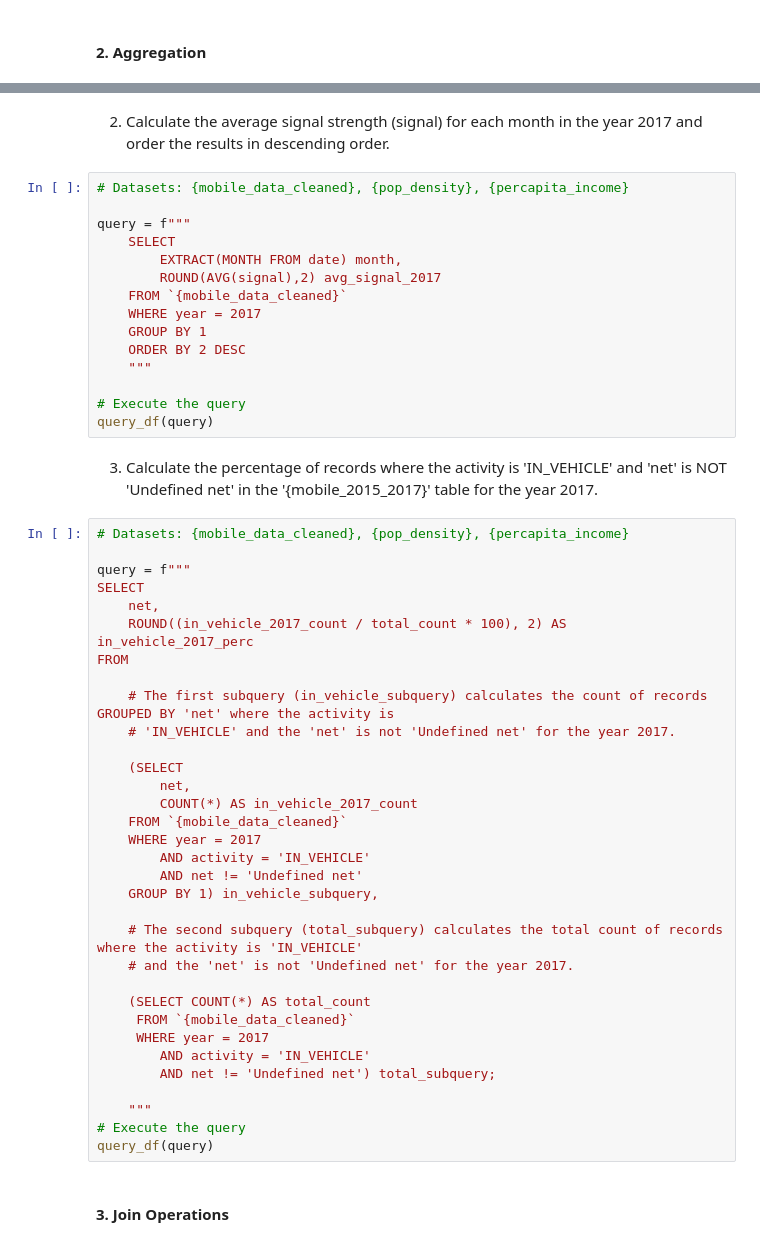
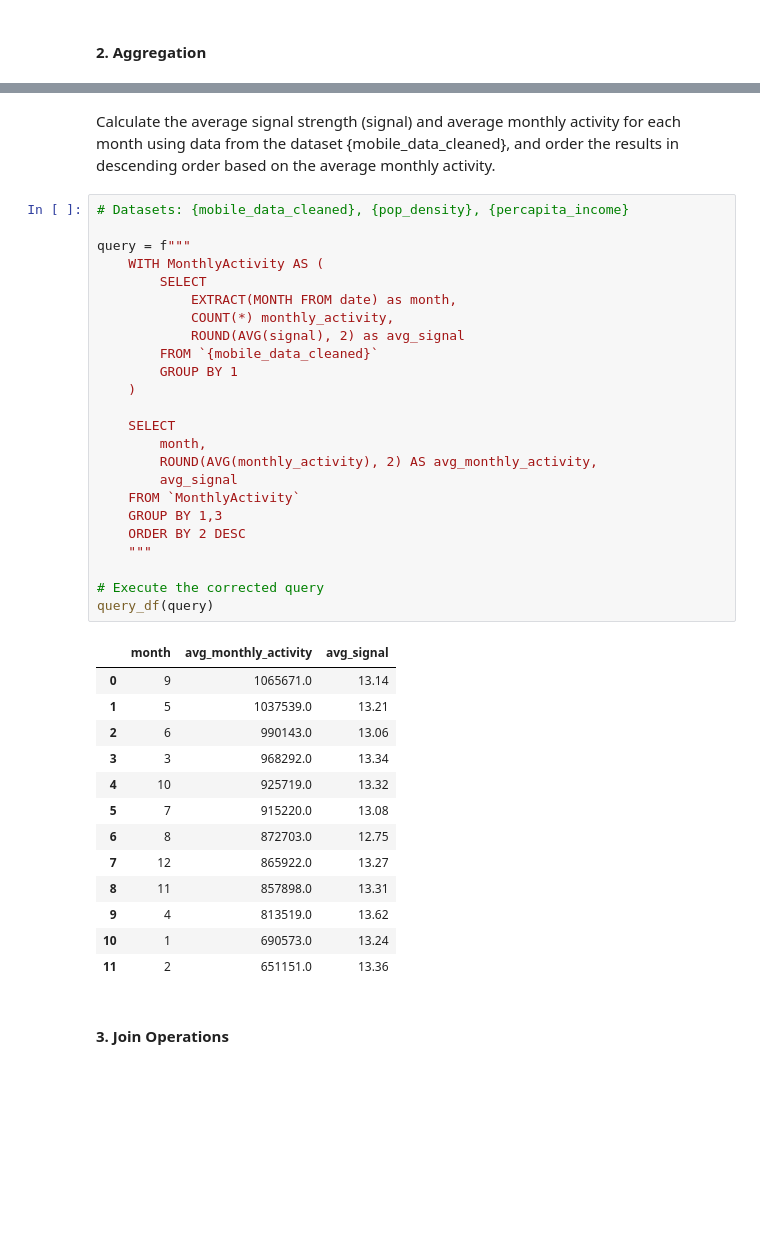
Before and after one commit to alleida23/Catalonian_Mobile_Coverage_2015_2017, a Jupyter notebook: 3. Mastering SQL Queries with BigQuery - Data Exploration and Analysis.ipynb, the cells around one changed output, grey strips where cells are left out. Cells and saved outputs as stored; diff of their text form; blank space fills up the shorter version.

```diff
--- a/3. Mastering SQL Queries with BigQuery - Data Exploration and Analysis.ipynb
+++ b/3. Mastering SQL Queries with BigQuery - Data Exploration and Analysis.ipynb
@@ -453,55 +670,43 @@ query_df(query)
 # %% [markdown]
-2. Calculate the average signal strength (signal) for each month in the year 2017 and order the results in descending order.
+Calculate the average signal strength (signal) and average monthly activity for each month using data from the dataset {mobile_data_cleaned}, and order the results in descending order based on the average monthly activity.
 # %%
 # Datasets: {mobile_data_cleaned}, {pop_density}, {percapita_income}
 
 query = f"""
+    WITH MonthlyActivity AS (
+        SELECT
+            EXTRACT(MONTH FROM date) as month,
+            COUNT(*) monthly_activity,
+            ROUND(AVG(signal), 2) as avg_signal
+        FROM `{mobile_data_cleaned}`
+        GROUP BY 1
+    )
+
     SELECT
-        EXTRACT(MONTH FROM date) month,
-        ROUND(AVG(signal),2) avg_signal_2017
-    FROM `{mobile_data_cleaned}`
-    WHERE year = 2017
-    GROUP BY 1
+        month,
+        ROUND(AVG(monthly_activity), 2) AS avg_monthly_activity,
+        avg_signal
+    FROM `MonthlyActivity`
+    GROUP BY 1,3
     ORDER BY 2 DESC
     """
 
-# Execute the query
+# Execute the corrected query
 query_df(query)
+# %% [output]
+|  | month | avg_monthly_activity | avg_signal |
+| 0 | 9 | 1065671.0 | 13.14 |
+| 1 | 5 | 1037539.0 | 13.21 |
+| 2 | 6 | 990143.0 | 13.06 |
+| 3 | 3 | 968292.0 | 13.34 |
+| 4 | 10 | 925719.0 | 13.32 |
+| 5 | 7 | 915220.0 | 13.08 |
+| 6 | 8 | 872703.0 | 12.75 |
+| 7 | 12 | 865922.0 | 13.27 |
+| 8 | 11 | 857898.0 | 13.31 |
+| 9 | 4 | 813519.0 | 13.62 |
+| 10 | 1 | 690573.0 | 13.24 |
+| 11 | 2 | 651151.0 | 13.36 |
-# %% [markdown]
-3. Calculate the percentage of records where the activity is 'IN_VEHICLE' and 'net' is NOT 'Undefined net' in the '{mobile_2015_2017}' table for the year 2017.
-# %%
-# Datasets: {mobile_data_cleaned}, {pop_density}, {percapita_income}
-
-query = f"""
-SELECT
-    net,
-    ROUND((in_vehicle_2017_count / total_count * 100), 2) AS in_vehicle_2017_perc
-FROM
-
-    # The first subquery (in_vehicle_subquery) calculates the count of records GROUPED BY 'net' where the activity is
-    # 'IN_VEHICLE' and the 'net' is not 'Undefined net' for the year 2017.
-
-    (SELECT
-        net,
-        COUNT(*) AS in_vehicle_2017_count
-    FROM `{mobile_data_cleaned}`
-    WHERE year = 2017
-        AND activity = 'IN_VEHICLE'
-        AND net != 'Undefined net'
-    GROUP BY 1) in_vehicle_subquery,
-
-    # The second subquery (total_subquery) calculates the total count of records where the activity is 'IN_VEHICLE'
-    # and the 'net' is not 'Undefined net' for the year 2017.
-
-    (SELECT COUNT(*) AS total_count
-     FROM `{mobile_data_cleaned}`
-     WHERE year = 2017
-        AND activity = 'IN_VEHICLE'
-        AND net != 'Undefined net') total_subquery;
-
-    """
-# Execute the query
-query_df(query)
 # %% [markdown]
 #### 3. Join Operations
 # %% [markdown]
```
Also changed, not shown: parts of 28 cells of this notebook.
